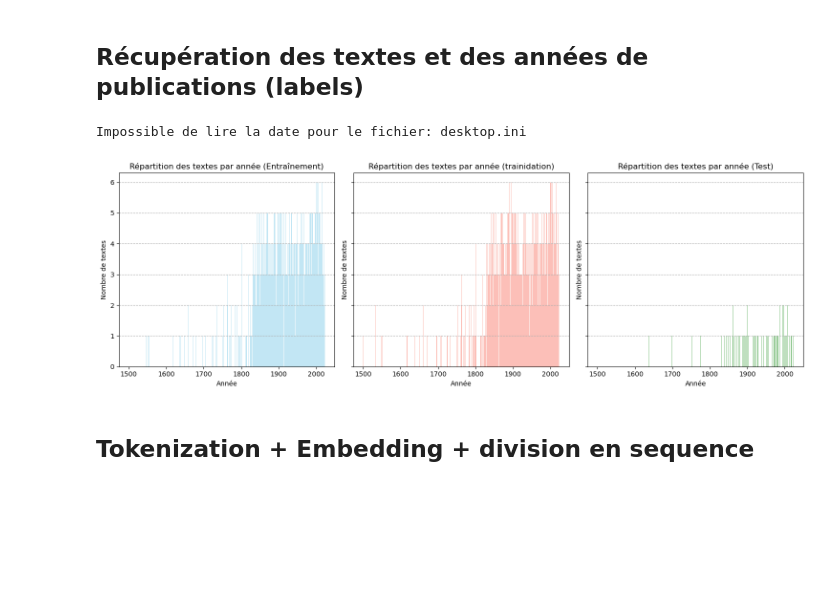
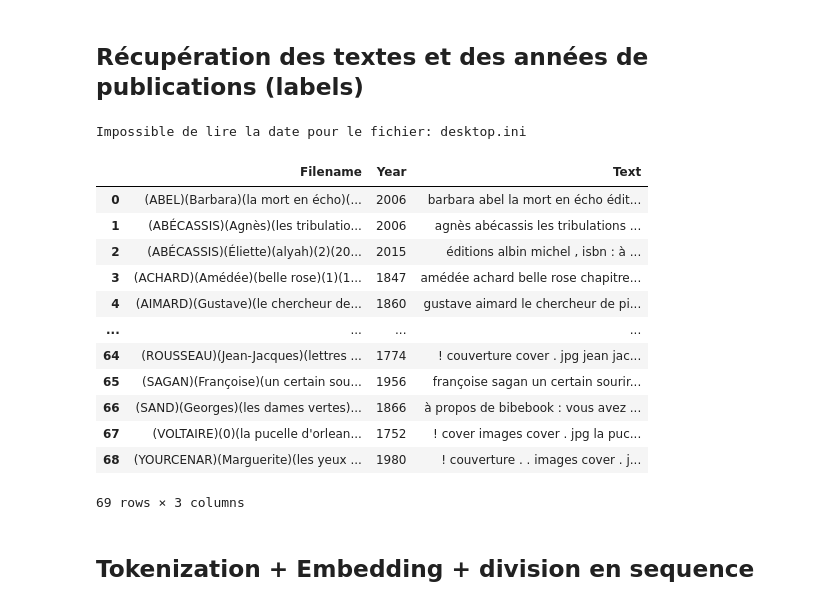
Before and after one commit to dorianGT/Text-Datation-With-CNN, a Jupyter notebook: Main_TER.ipynb, the cells around one changed output. Saved outputs shown, nothing was run; the diff lists cells and outputs as text; code cells hidden in the pictures; blank space fills up the shorter version.

```diff
--- a/Main_TER.ipynb
+++ b/Main_TER.ipynb
@@ -94,64 +94,36 @@ def GetDataBooks(chemin,df):
 # %%
 # Définition de la seed pour la reproductibilité des résultats
 utils.set_random_seed(42)
 df_train = pd.DataFrame()
 df_val = pd.DataFrame()
 df_test = pd.DataFrame()
 
 # Chemin des dossier contenant les textes
 dossier_train = 'train'
 dossier_test = 'test'
 dossier_val = 'validation'
 
 GetDataBooks(dossier_train,df_train)
 GetDataBooks(dossier_val,df_val)
 GetDataBooks(dossier_test,df_test)
-#pd.set_option('display.max_rows', None)
-# display(df_train)
+# pd.set_option('display.max_rows', None)
+display(df_test)
 # display(df_val)
 # display(df_test)
 # %% [output]
 Impossible de lire la date pour le fichier: desktop.ini
+|  | Filename | Year | Text |
+| 0 | (ABEL)(Barbara)(la mort en écho)(... | 2006 | barbara abel la mort en écho édit... |
+| 1 | (ABÉCASSIS)(Agnès)(les tribulatio... | 2006 | agnès abécassis les tribulations ... |
+| 2 | (ABÉCASSIS)(Éliette)(alyah)(2)(20... | 2015 | éditions albin michel , isbn : à ... |
+| 3 | (ACHARD)(Amédée)(belle rose)(1)(1... | 1847 | amédée achard belle rose chapitre... |
+| 4 | (AIMARD)(Gustave)(le chercheur de... | 1860 | gustave aimard le chercheur de pi... |
+| ... | ... | ... | ... |
+| 64 | (ROUSSEAU)(Jean-Jacques)(lettres ... | 1774 | ! couverture cover . jpg jean jac... |
+| 65 | (SAGAN)(Françoise)(un certain sou... | 1956 | françoise sagan un certain sourir... |
+| 66 | (SAND)(Georges)(les dames vertes)... | 1866 | à propos de bibebook : vous avez ... |
+| 67 | (VOLTAIRE)(0)(la pucelle d'orlean... | 1752 | ! cover images cover . jpg la puc... |
+| 68 | (YOURCENAR)(Marguerite)(les yeux ... | 1980 | ! couverture . . images cover . j... |
+69 rows × 3 columns
-# %%
-# Stocker les listes des valeurs 'Year'
-train_years = df_train["Year"].tolist()
-val_years = df_val["Year"].tolist()
-test_years = df_test["Year"].tolist()
-
-# Calculer la plage maximale des valeurs 'Year'
-max_y = max(max(train_years), max(val_years), max(test_years))
-min_y = min(min(train_years), min(train_years), min(test_years))
-
-# Créer des sous-graphiques avec 1 ligne et 3 colonnes
-fig, axs = plt.subplots(1, 3, figsize=(15, 5), sharey=True)
-
-# Tracer l'histogramme pour les données d'entraînement
-axs[0].hist(train_years, bins=range(min_y, max_y + 1), alpha=0.5, color='skyblue')
-axs[0].grid(axis='y', linestyle='--')
-axs[0].set_xlabel('Année')
-axs[0].set_ylabel('Nombre de textes')
-axs[0].set_title('Répartition des textes par année (Entraînement)')
-
-# Tracer l'histogramme pour les données de trainidation
-axs[1].hist(train_years, bins=range(min_y, max_y + 1), alpha=0.5, color='salmon')
-axs[1].grid(axis='y', linestyle='--')
-axs[1].set_xlabel('Année')
-axs[1].set_ylabel('Nombre de textes')
-axs[1].set_title('Répartition des textes par année (trainidation)')
-
-# Tracer l'histogramme pour les données de test
-axs[2].hist(test_years, bins=range(min_y, max_y + 1), alpha=0.5, color='green')
-axs[2].grid(axis='y', linestyle='--')
-axs[2].set_xlabel('Année')
-axs[2].set_ylabel('Nombre de textes')
-axs[2].set_title('Répartition des textes par année (Test)')
-
-# Ajuster la disposition pour éviter les chevauchements
-plt.tight_layout()
-
-# Afficher les graphiques
-plt.show()
-# %% [output]
-[figure, removed]
 # %% [markdown]
 ## Tokenization + Embedding + division en sequence
```
Also changed, not shown: parts of 25 cells of this notebook, 13 other files.
